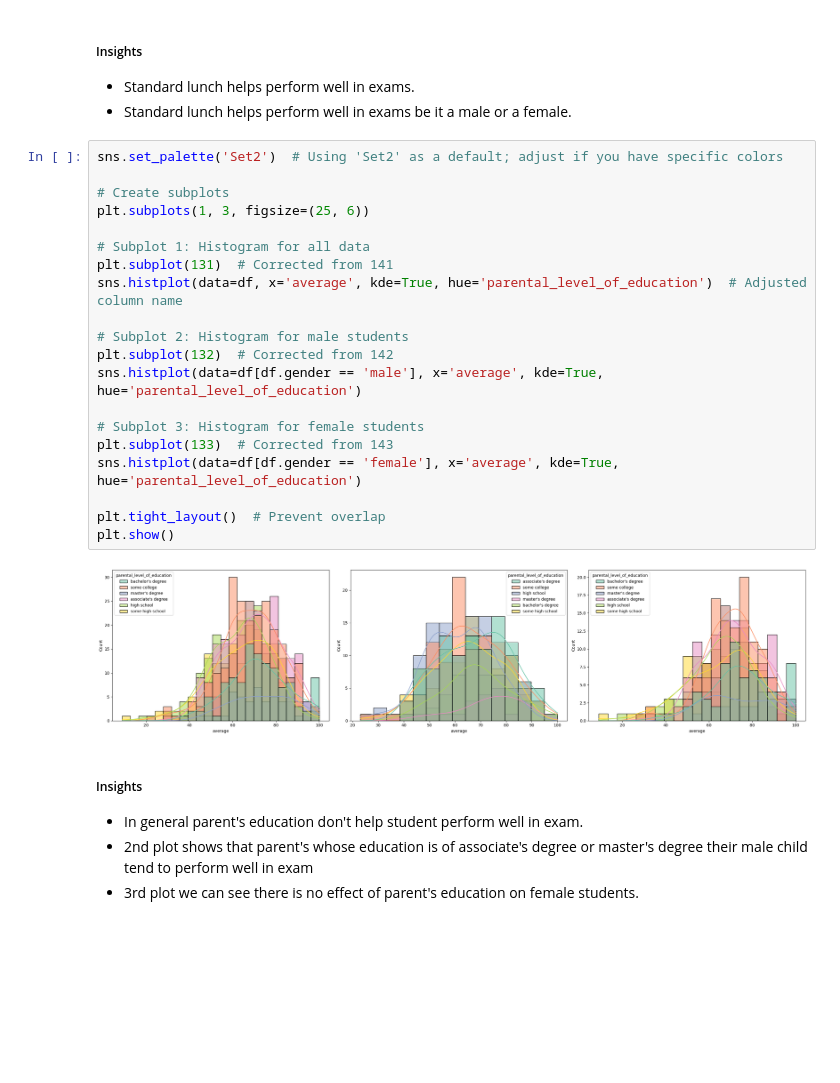
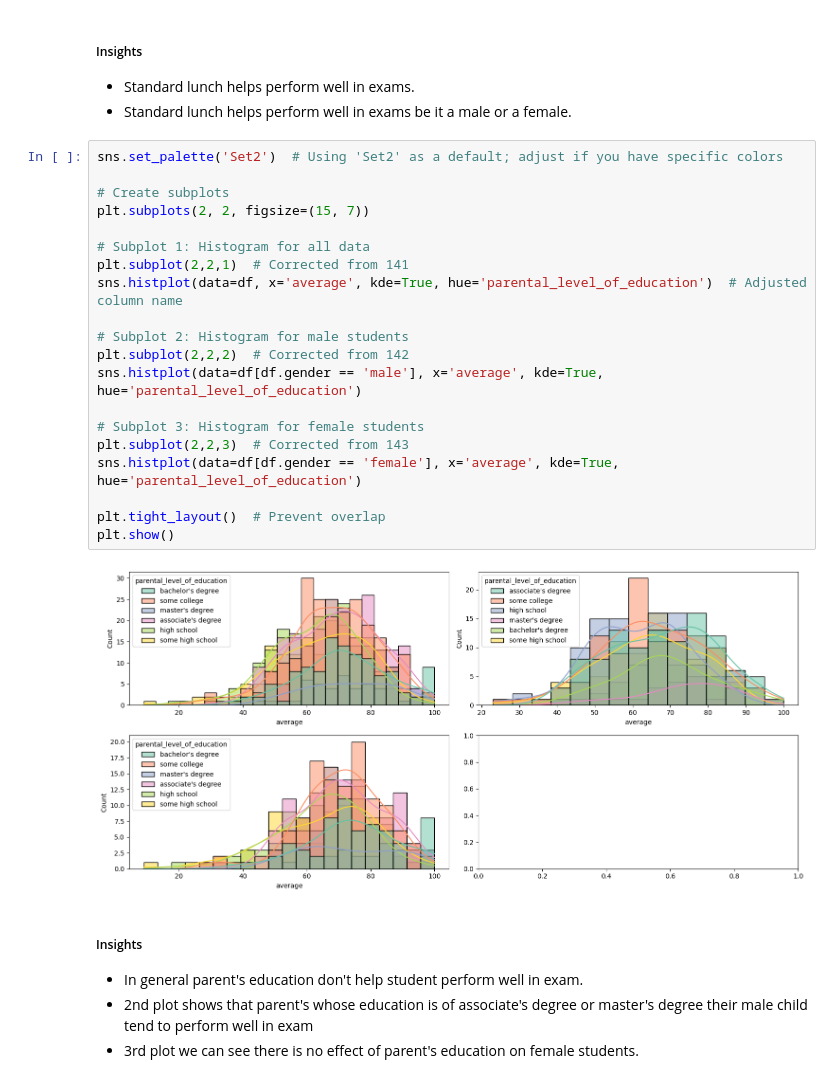
Before and after one commit to lurvik215/ML-Project, a Jupyter notebook: notebook/1 . EDA STUDENT PERFORMANCE .ipynb, the cells around one changed output. Cells and saved outputs as stored; diff of their text form; blank space fills up the shorter version.

```diff
--- a/notebook/1 . EDA STUDENT PERFORMANCE .ipynb
+++ b/notebook/1 . EDA STUDENT PERFORMANCE .ipynb
@@ -286,25 +288,25 @@ plt.show()
 # %%
 sns.set_palette('Set2')  # Using 'Set2' as a default; adjust if you have specific colors
 
 # Create subplots
-plt.subplots(1, 3, figsize=(25, 6))
+plt.subplots(2, 2, figsize=(15, 7))
 
 # Subplot 1: Histogram for all data
-plt.subplot(131)  # Corrected from 141
+plt.subplot(2,2,1)  # Corrected from 141
 sns.histplot(data=df, x='average', kde=True, hue='parental_level_of_education')  # Adjusted column name
 
 # Subplot 2: Histogram for male students
-plt.subplot(132)  # Corrected from 142
+plt.subplot(2,2,2)  # Corrected from 142
 sns.histplot(data=df[df.gender == 'male'], x='average', kde=True, hue='parental_level_of_education')
 
 # Subplot 3: Histogram for female students
-plt.subplot(133)  # Corrected from 143
+plt.subplot(2,2,3)  # Corrected from 143
 sns.histplot(data=df[df.gender == 'female'], x='average', kde=True, hue='parental_level_of_education')
 
 plt.tight_layout()  # Prevent overlap
 plt.show()
 # %% [output]
-[figure, old version]
+[figure, new version]
 # %% [markdown]
 #####  Insights
 - In general parent's education don't help student perform well in exam.
```
Also changed, not shown: parts of 4 cells of this notebook, 5 other files.
